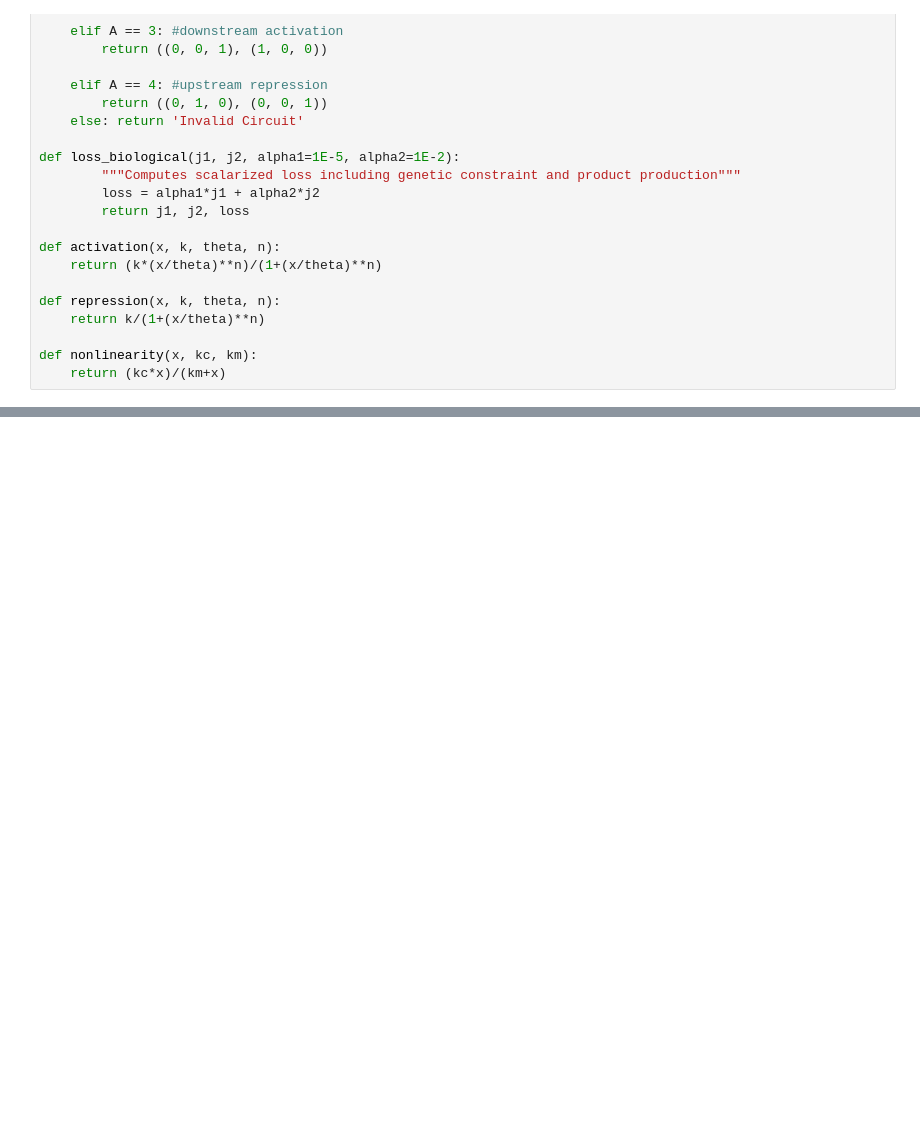
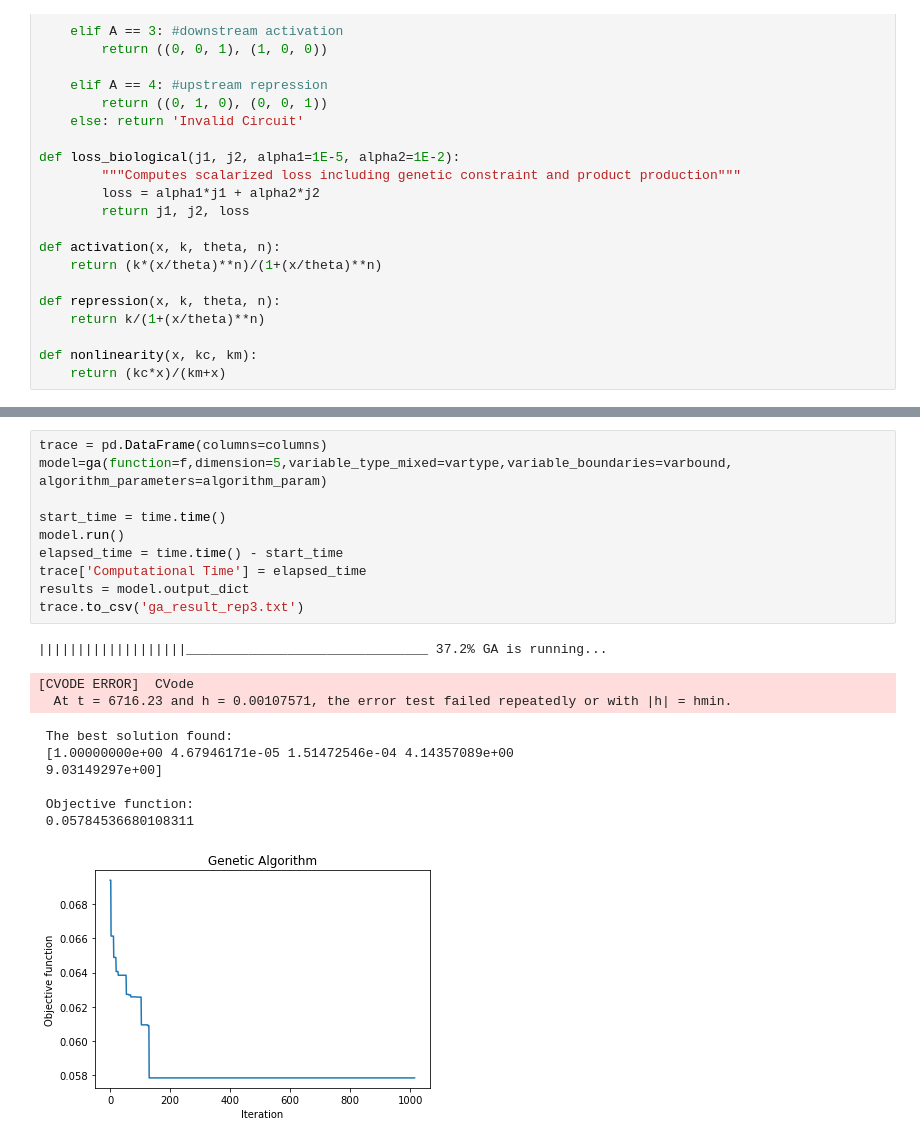
Before and after one commit to cjmerzbacher/bayesopt-dynamic-pathways, a Jupyter notebook: method_tuning/genetic_algorithm.ipynb, the cells around one changed output, grey strips where cells are left out. Drawn from its saved outputs; the diff is of its cells as text; blank space fills up the shorter version.

```diff
--- a/method_tuning/genetic_algorithm.ipynb
+++ b/method_tuning/genetic_algorithm.ipynb
@@ -345,0 +168,21 @@ model.report
+# %%
+trace = pd.DataFrame(columns=columns)
+model=ga(function=f,dimension=5,variable_type_mixed=vartype,variable_boundaries=varbound, algorithm_parameters=algorithm_param)
+
+start_time = time.time()
+model.run()
+elapsed_time = time.time() - start_time
+trace['Computational Time'] = elapsed_time
+results = model.output_dict
+trace.to_csv('ga_result_rep3.txt')
+# %% [output]
+|||||||||||||||||||_______________________________ 37.2% GA is running...
+[CVODE ERROR]  CVode
+  At t = 6716.23 and h = 0.00107571, the error test failed repeatedly or with |h| = hmin.
+ The best solution found:
+ [1.00000000e+00 4.67946171e-05 1.51472546e-04 4.14357089e+00
+ 9.03149297e+00]
+
+ Objective function:
+ 0.05784536680108311
+[figure, added]
```
Also changed, not shown: parts of 10 cells of this notebook, 56 other files.
